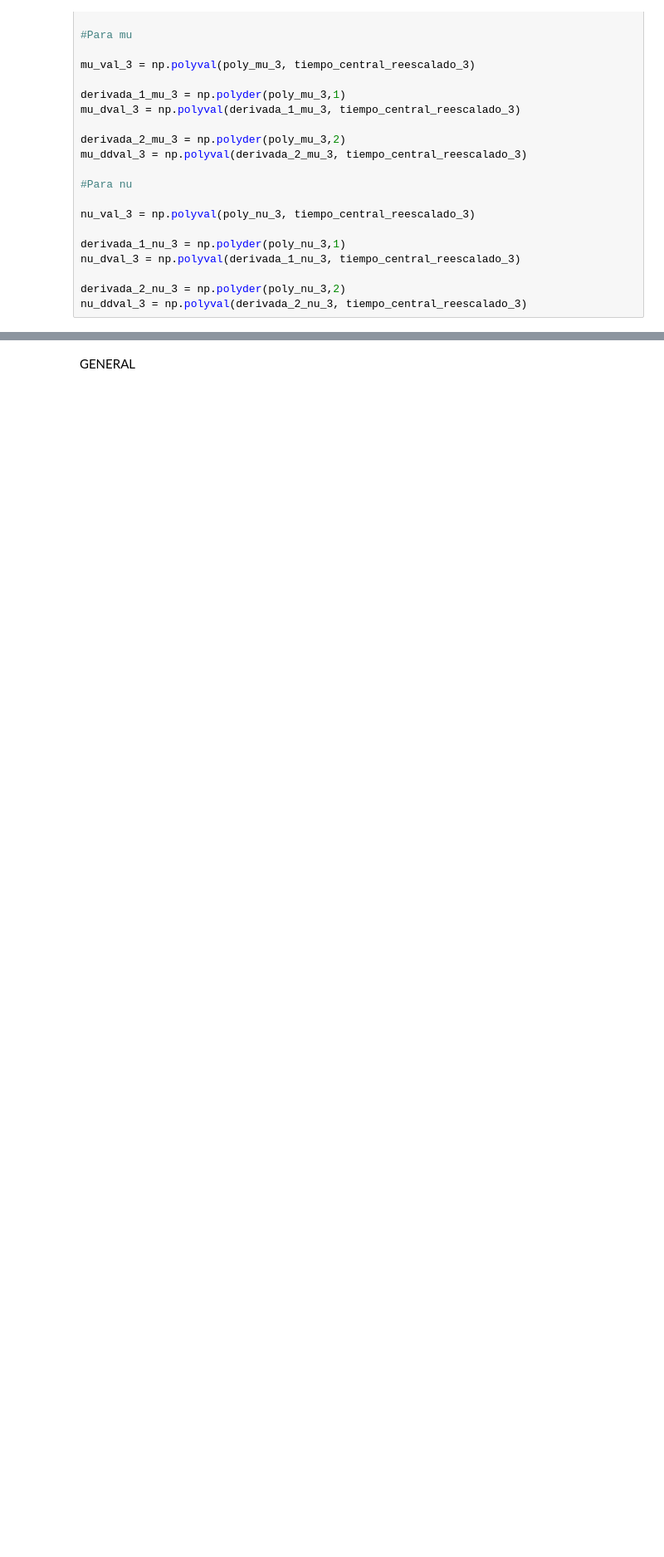
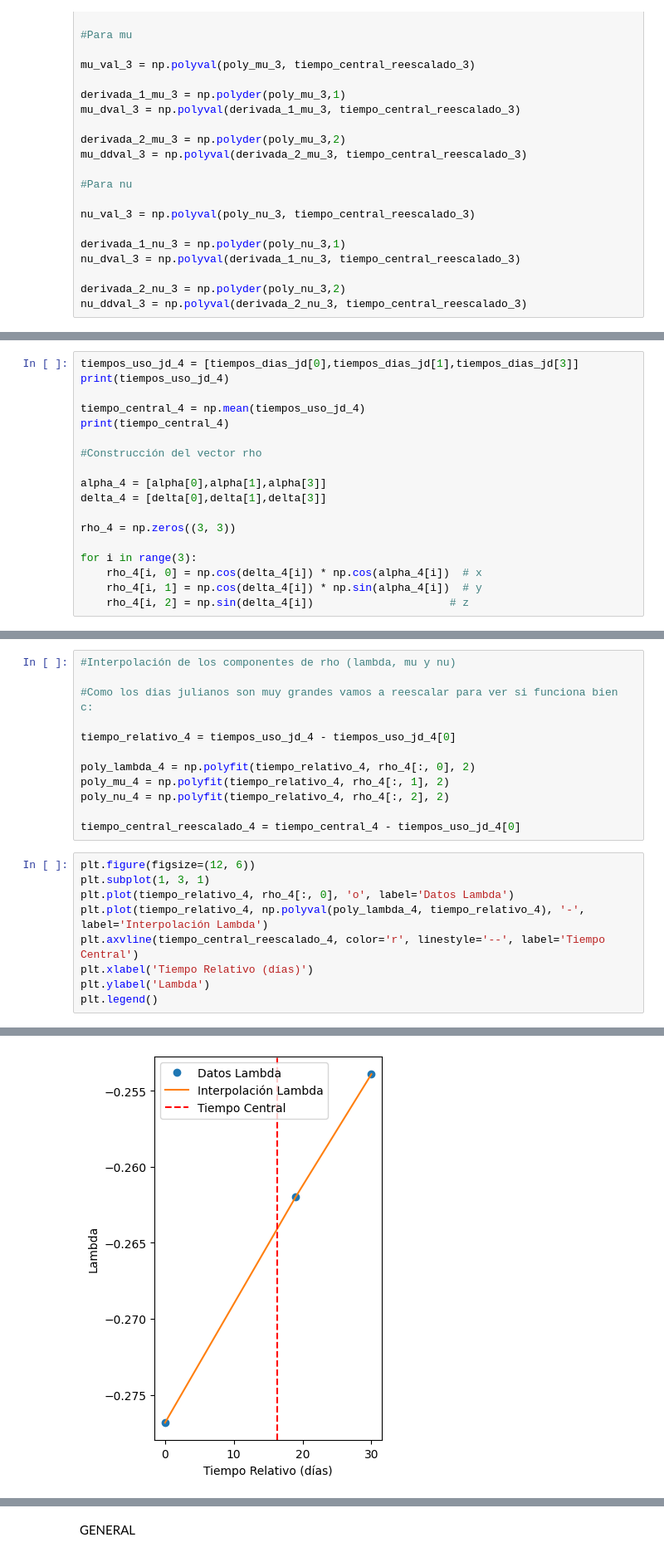
Before and after one commit to JessiDaniL/Proyecto_Experimental_Jupiter, a Jupyter notebook: calculo_rho.ipynb, the cells around one changed output, grey strips where cells are left out. Shown at 83% size. Drawn from its saved outputs; the diff is of its cells as text; blank space fills up the shorter version.

```diff
--- a/calculo_rho.ipynb
+++ b/calculo_rho.ipynb
@@ -563,0 +598,18 @@ np.float64(38.450375520088194)
+# %%
+tiempos_uso_jd_4 = [tiempos_dias_jd[0],tiempos_dias_jd[1],tiempos_dias_jd[3]]
+print(tiempos_uso_jd_4)
+
+tiempo_central_4 = np.mean(tiempos_uso_jd_4)
+print(tiempo_central_4)
+
+#Construcción del vector rho
+
+alpha_4 = [alpha[0],alpha[1],alpha[3]]
+delta_4 = [delta[0],delta[1],delta[3]]
+
+rho_4 = np.zeros((3, 3))
+
+for i in range(3):
+    rho_4[i, 0] = np.cos(delta_4[i]) * np.cos(alpha_4[i])  # x
+    rho_4[i, 1] = np.cos(delta_4[i]) * np.sin(alpha_4[i])  # y
+    rho_4[i, 2] = np.sin(delta_4[i])                     # z
@@ -563,0 +619,22 @@ np.float64(38.450375520088194)
+# %%
+#Interpolación de los componentes de rho (lambda, mu y nu)
+
+#Como los dias julianos son muy grandes vamos a reescalar para ver si funciona bien c:
+
+tiempo_relativo_4 = tiempos_uso_jd_4 - tiempos_uso_jd_4[0]
+
+poly_lambda_4 = np.polyfit(tiempo_relativo_4, rho_4[:, 0], 2)
+poly_mu_4 = np.polyfit(tiempo_relativo_4, rho_4[:, 1], 2)
+poly_nu_4 = np.polyfit(tiempo_relativo_4, rho_4[:, 2], 2)
+
+tiempo_central_reescalado_4 = tiempo_central_4 - tiempos_uso_jd_4[0]
+# %%
+plt.figure(figsize=(12, 6))
+plt.subplot(1, 3, 1)
+plt.plot(tiempo_relativo_4, rho_4[:, 0], 'o', label='Datos Lambda')
+plt.plot(tiempo_relativo_4, np.polyval(poly_lambda_4, tiempo_relativo_4), '-', label='Interpolación Lambda')
+plt.axvline(tiempo_central_reescalado_4, color='r', linestyle='--', label='Tiempo Central')
+plt.xlabel('Tiempo Relativo (días)')
+plt.ylabel('Lambda')
+plt.legend()
+# %% [output]
@@ -563,0 +642 @@ np.float64(38.450375520088194)
+[figure, added]
```
Also changed, not shown: parts of 93 cells of this notebook, 2 other files.
